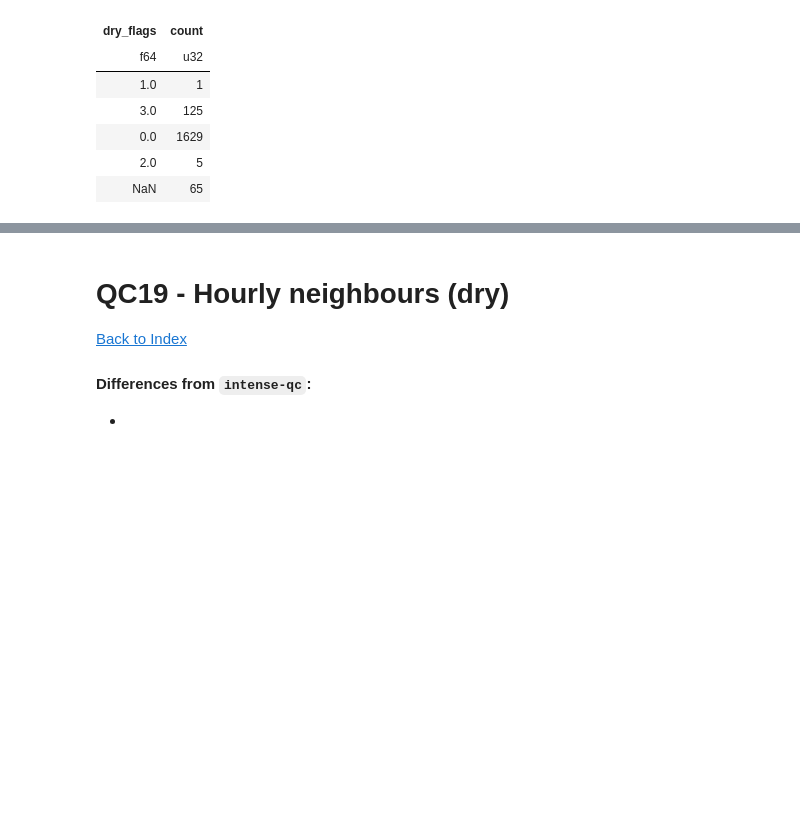
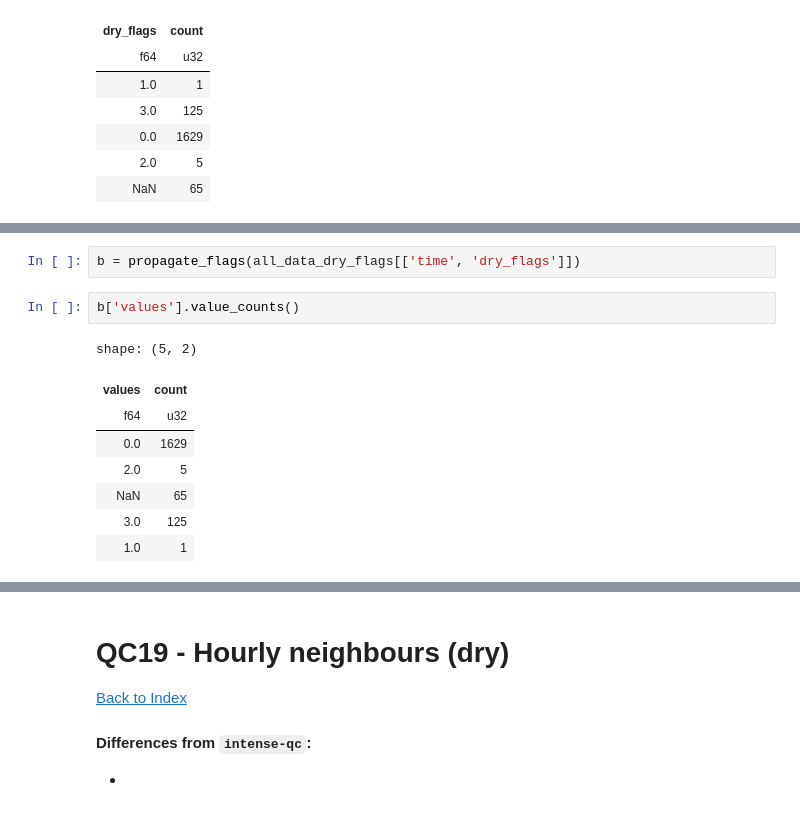
Before and after one commit to Thomasjkeel/RainfallQC-notebooks, a Jupyter notebook: notebooks/neighbour_checks.ipynb, the cells around one changed output, grey strips where cells are left out. Drawn from its saved outputs; the diff is of its cells as text; blank space fills up the shorter version.

```diff
--- a/notebooks/neighbour_checks.ipynb
+++ b/notebooks/neighbour_checks.ipynb
@@ -1589,0 +1612,13 @@ shape: (131, 7)
+# %%
+b = propagate_flags(all_data_dry_flags[['time', 'dry_flags']])
+# %%
+b['values'].value_counts()
+# %% [output]
+shape: (5, 2)
+| values | count |
+| f64 | u32 |
+| 0.0 | 1629 |
+| 2.0 | 5 |
+| NaN | 65 |
+| 3.0 | 125 |
+| 1.0 | 1 |
```
Also changed, not shown: parts of 5 cells of this notebook.
